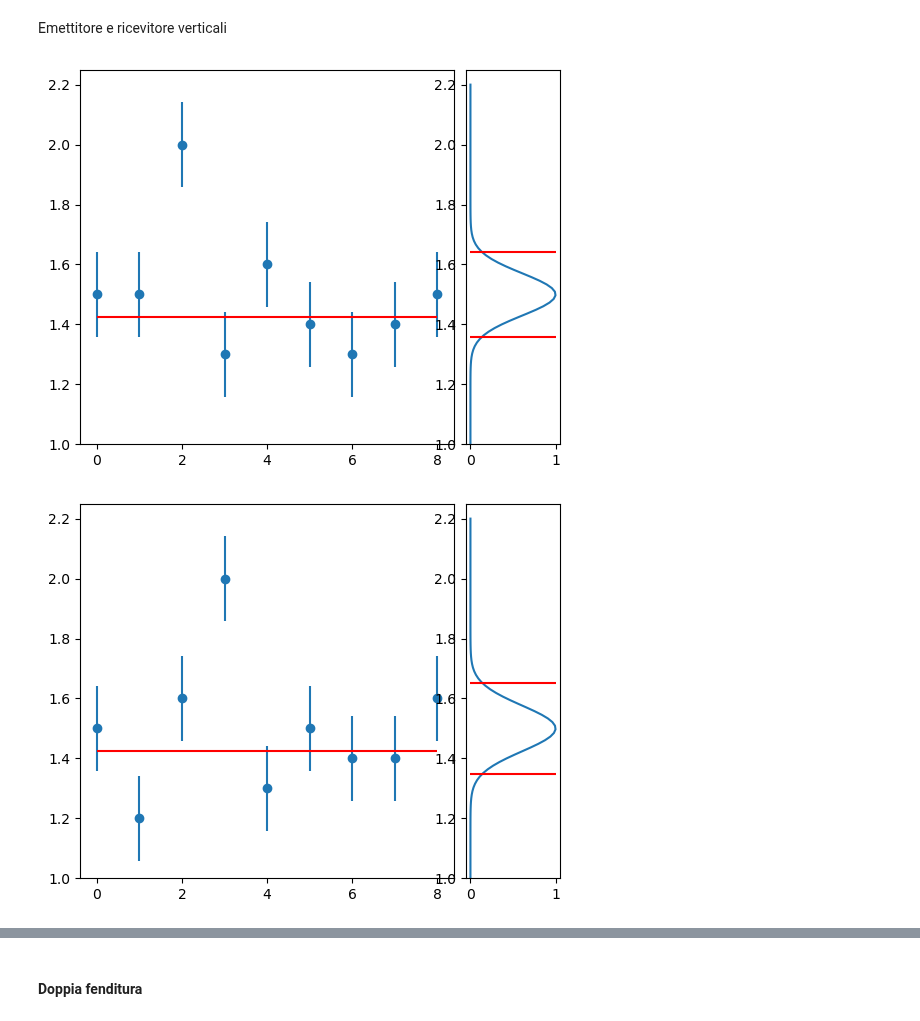
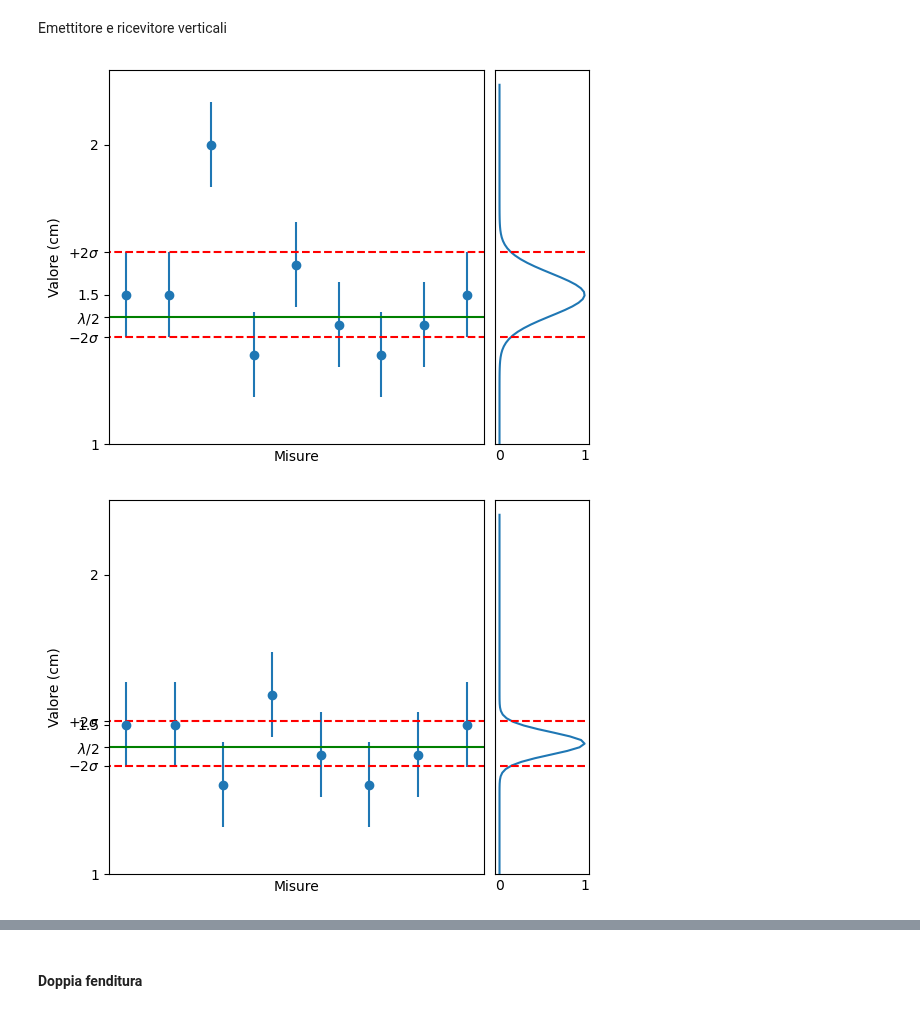
Before and after one commit to ARossiUnimib/Laboratorio-2---Gruppo-21-A.A.-2023-24, a Jupyter notebook: Notebooks/Microonde/Microonde.ipynb, the cells around one changed output, grey strips where cells are left out. Saved outputs shown, nothing was run; the diff lists cells and outputs as text; code cells hidden in the pictures.

```diff
--- a/Notebooks/Microonde/Microonde.ipynb
+++ b/Notebooks/Microonde/Microonde.ipynb
@@ -243,35 +285,61 @@ err_d = 0.1 * np.sqrt(2) #cm
 
 # create a vector difference of values between d_min[n+1] - d_min[n]
 delta_d_min = np.diff(d_min)
 # create a vector difference of values between d_max[n+1] - d_max[n]
 delta_d_max = np.diff(d_max)
 
 # rewrite all in a function
 def plot_meas_with_gauss(delta_d, err_d, mean, std):
     fig = plt.figure(figsize=(6, 6))
 
     gs = fig.add_gridspec(2, 2,  width_ratios=(4, 1), height_ratios=(1, 4),
                         left=0.1, right=0.9, bottom=0.1, top=0.9,
                         wspace=0.05, hspace=0.05)
 
     ax = fig.add_subplot(gs[1, 0])
     ax_ploty = fig.add_subplot(gs[1, 1], sharey=ax)
 
-    ax.errorbar(range(9), delta_d, yerr=err_d, fmt='o')
-    ax.hlines(1.425,0,8,color='r')
+    lower_bound = mean-2*std
+    upper_bound = mean+2*std
+
+    ax.set_xticks([])
+    ax.set_xlabel("Misure")
+    ax.set_ylabel("Valore (cm)")
+
+    ax.errorbar(range(len(delta_d)), delta_d, yerr=err_d, fmt='o')
+    ax.axhline(1.425,0,8, color='green')
+    ax.set_yticks([1, lower_bound, 1.425, 1.5, upper_bound, 2])
+    ax.set_yticklabels(["1", "$-2\\sigma$", "$\\lambda/2$", "1.5", "$+2\\sigma$", "2"])
+
+    ax.axhline(lower_bound, -1, 10, color='r', linestyle="--")
+    ax.axhline(upper_bound, -1, 10, color='r', linestyle="--")
     ax.plot()
+
     x = np.linspace(1, 2.2, 100)
     ax_ploty.plot(np.exp(-0.5*((x-mean)/std)**2), x)
     ax_ploty.set_ylim(1, 2.25)
-    ax_ploty.hlines([mean-2*std, mean+2*std], 0, 1, color='r')
+    ax_ploty.hlines([lower_bound, upper_bound], 0, 1, color='r', linestyles="dashed")
+    ax_ploty.tick_params(labelleft=False, length=0)
+    ax_ploty.plot()
 
+mean_min = np.mean(delta_d_min)
+std_min = np.std(delta_d_min, ddof=1)/np.sqrt(len(delta_d_min))
+plot_meas_with_gauss(delta_d_min, err_d, mean_min, std_min)
+
+delta_d_min = np.delete(delta_d_min, 2)
 mean_min = np.mean(delta_d_min)
 std_min = np.std(delta_d_min, ddof=1)/np.sqrt(len(delta_d_min))
 plot_meas_with_gauss(delta_d_min, err_d, mean_min, std_min)
 
 mean_max = np.mean(delta_d_max)
 std_max = np.std(delta_d_max, ddof=1)/np.sqrt(len(delta_d_max))
 plot_meas_with_gauss(delta_d_max, err_d, mean_max, std_max)
+
+delta_d_max = np.delete(delta_d_max, 1)
+delta_d_max = np.delete(delta_d_max, 2)
+mean_max = np.mean(delta_d_max)
+std_max = np.std(delta_d_max, ddof=1)/np.sqrt(len(delta_d_max))
+plot_meas_with_gauss(delta_d_max, err_d, mean_max, std_max)
 # %% [output]
-[figure, old version]
+[figure, new version]
-[figure, old version]
+[figure, new version]
```
Also changed, not shown: parts of 15 cells of this notebook.
